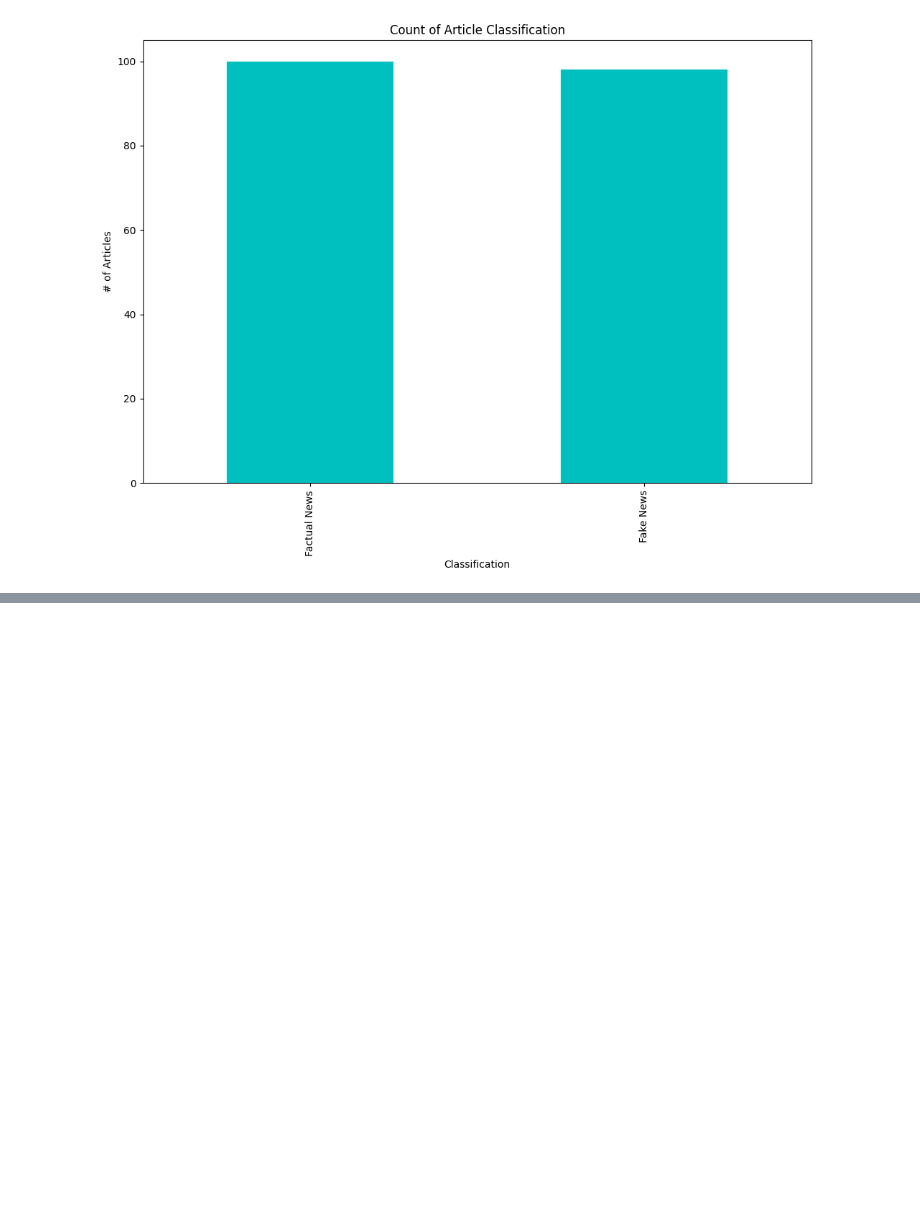
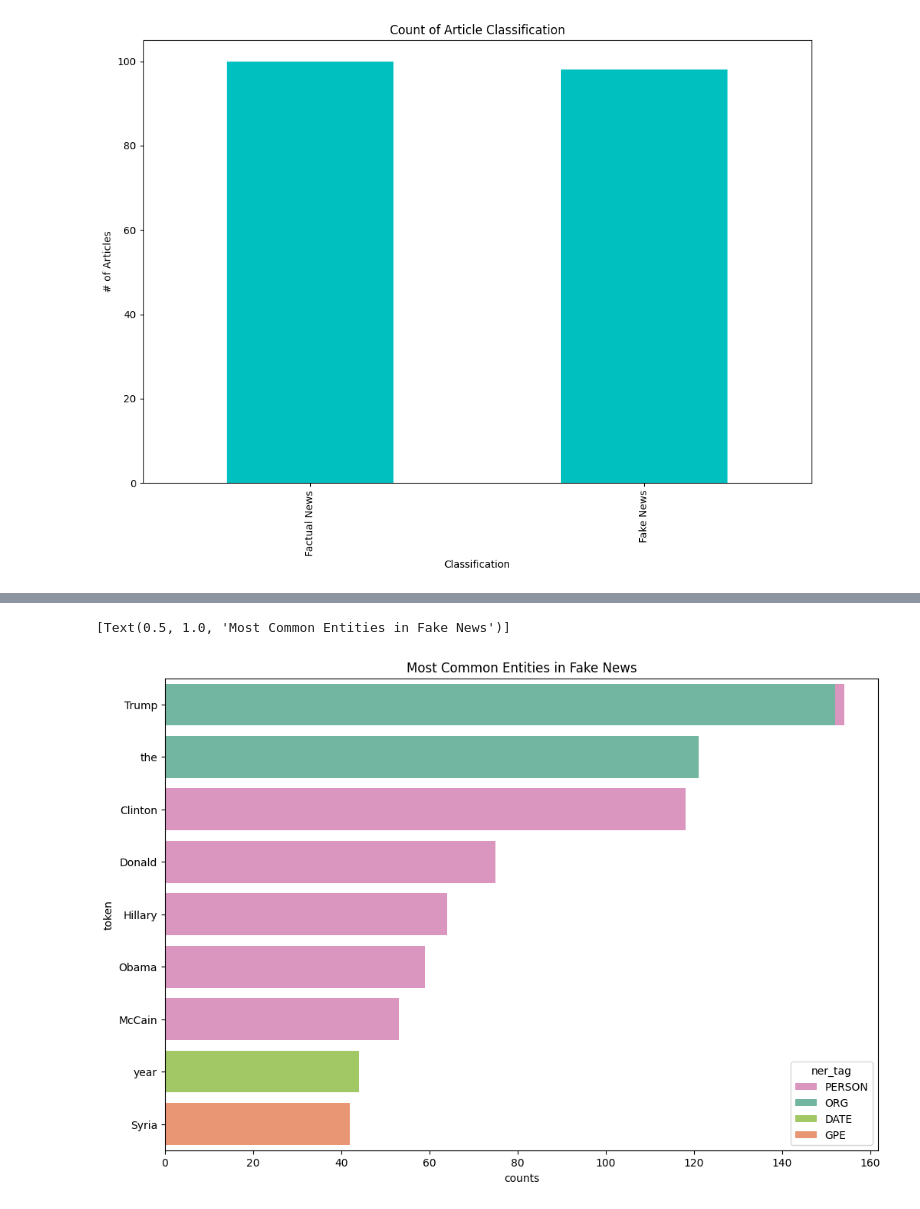
Before and after one commit to DoodlingAWorld/News-Classification-ML, a Jupyter notebook: news_classification.ipynb, the cells around one changed output, grey strips where cells are left out. Saved outputs shown, nothing was run; the diff lists cells and outputs as text; code cells hidden in the pictures; blank space fills up the shorter version.

Commit message:
Conducted some analysis of the data
POS Tagging and preprocessing, followed by Sentiment Analysis and LDA

```diff
--- a/news_classification.ipynb
+++ b/news_classification.ipynb
@@ -37,3 +54,16 @@ plt.xlabel('Classification')
 # %% [output]
 Text(0.5, 0, 'Classification')
 [figure]
+# %%
+# POS Tagging
+nlp = spacy.load('en_core_web_sm')
+fake_news = data[data['fake_or_factual'] == "Fake News"]
+fact_news = data[data['fake_or_factual'] == "Factual News"]
+
+# creating the spacy docs and using pipe for the dataframe
+fake_spaceydocs = list(nlp.pipe(fake_news['text']))
+fact_spaceydocs = list(nlp.pipe(fact_news['text']))
+# %%
+# helper function to extract tags for each doc in the data
+def extract_tags(doc:spacy.tokens.doc.Doc):
+    return [(i.text, i.ent_type_, i.pos_) for i in doc]
@@ -39,0 +192,34 @@ Text(0.5, 0, 'Classification')
+# %%
+# Ranking top entities in fake news
+top_entities_fake = fake_tagsdf[fake_tagsdf['ner_tag'] != ""] \
+                    .groupby(['token','ner_tag']).size().reset_index(name='counts') \
+                    .sort_values(by='counts', ascending=False)
+
+# Ranking top entities in fact news
+top_entities_fact = fact_tagsdf[fact_tagsdf['ner_tag'] != ""] \
+                    .groupby(['token','ner_tag']).size().reset_index(name='counts') \
+                    .sort_values(by='counts', ascending=False)
+# %%
+# just some colours to give consistent plots
+ner_palette = {
+    'ORG': sns.color_palette("Set2").as_hex()[0],
+    'GPE': sns.color_palette("Set2").as_hex()[1],
+    'NORP': sns.color_palette("Set2").as_hex()[2],
+    'PERSON': sns.color_palette("Set2").as_hex()[3],
+    'DATE': sns.color_palette("Set2").as_hex()[4],
+    'CARDINAL': sns.color_palette("Set2").as_hex()[5],
+    'PERCENT': sns.color_palette("Set2").as_hex()[6]
+}
+sns.barplot(
+    x = 'counts',
+    y = 'token',
+    hue = 'ner_tag',
+    palette = ner_palette,
+    data = top_entities_fake[0:10],
+    orient = 'h',
+    dodge=False
+) \
+.set(title='Most Common Entities in Fake News')
+# %% [output]
+[Text(0.5, 1.0, 'Most Common Entities in Fake News')]
+[figure, added]
```
Also changed, not shown: parts of 19 cells of this notebook.
